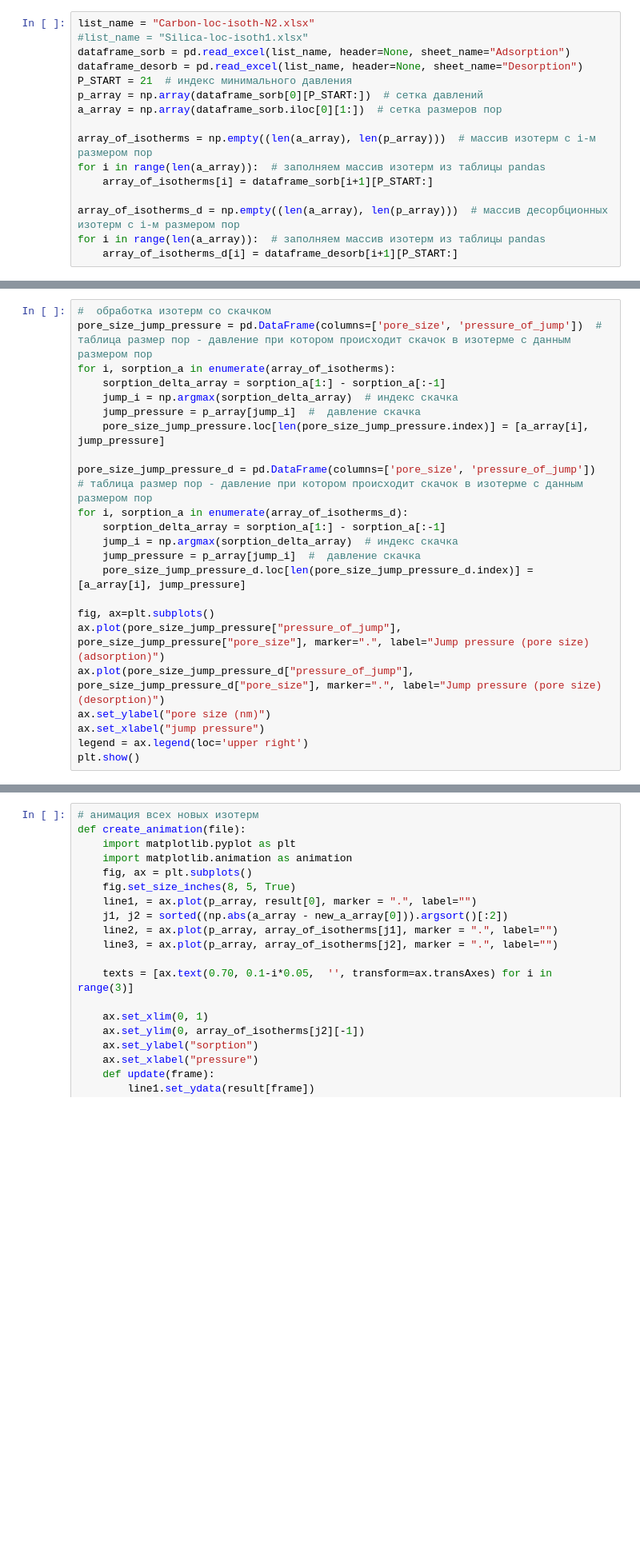
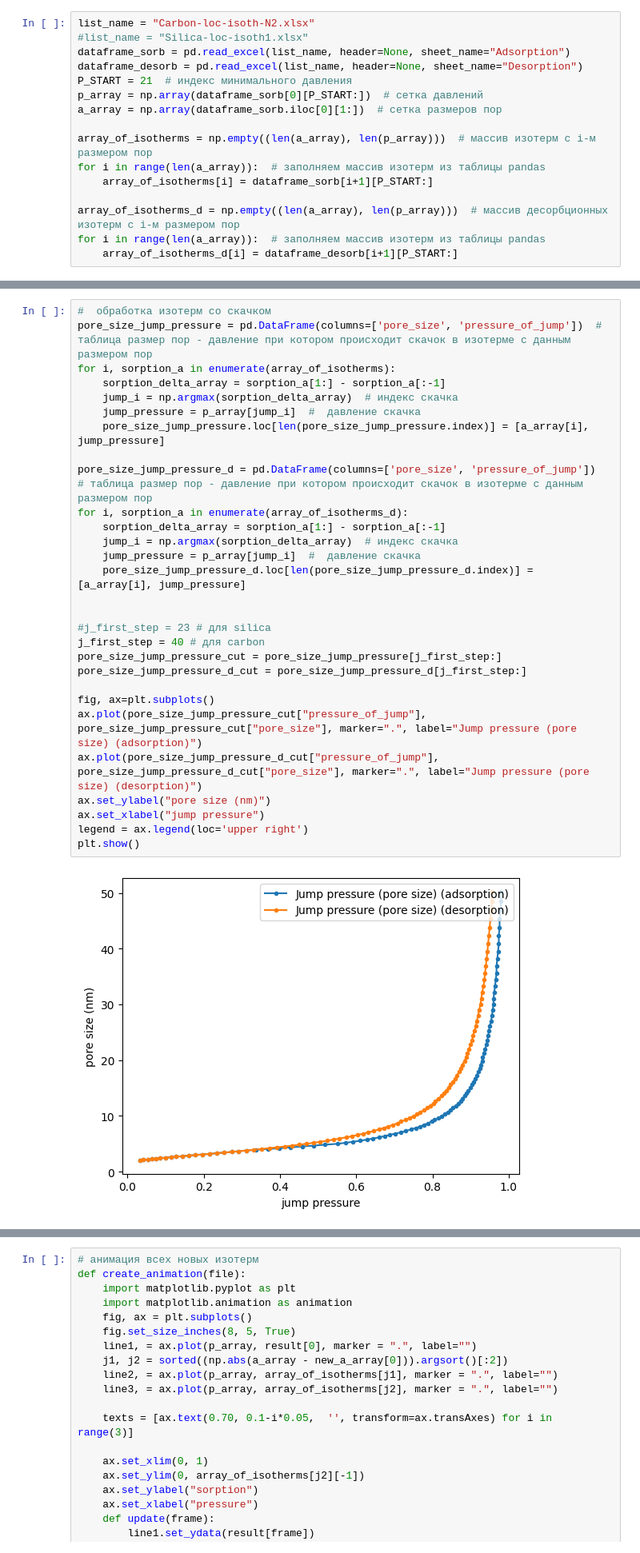
Before and after one commit to IDAnton/Isotherm, a Jupyter notebook: kernel_isotherm_generator.ipynb, the cells around one changed output, grey strips where cells are left out. Shown at 80% size. Drawn from its saved outputs; the diff is of its cells as text; blank space fills up the shorter version.

```diff
--- a/kernel_isotherm_generator.ipynb
+++ b/kernel_isotherm_generator.ipynb
@@ -34,25 +36,33 @@ plt.show()
 # %%
 #  обработка изотерм со скачком
 pore_size_jump_pressure = pd.DataFrame(columns=['pore_size', 'pressure_of_jump'])  # таблица размер пор - давление при котором происходит скачок в изотерме с данным размером пор
 for i, sorption_a in enumerate(array_of_isotherms):
     sorption_delta_array = sorption_a[1:] - sorption_a[:-1]
     jump_i = np.argmax(sorption_delta_array)  # индекс скачка
     jump_pressure = p_array[jump_i]  #  давление скачка
     pore_size_jump_pressure.loc[len(pore_size_jump_pressure.index)] = [a_array[i], jump_pressure]
 
 pore_size_jump_pressure_d = pd.DataFrame(columns=['pore_size', 'pressure_of_jump'])  # таблица размер пор - давление при котором происходит скачок в изотерме с данным размером пор
 for i, sorption_a in enumerate(array_of_isotherms_d):
     sorption_delta_array = sorption_a[1:] - sorption_a[:-1]
     jump_i = np.argmax(sorption_delta_array)  # индекс скачка
     jump_pressure = p_array[jump_i]  #  давление скачка
     pore_size_jump_pressure_d.loc[len(pore_size_jump_pressure_d.index)] = [a_array[i], jump_pressure]
 
+
+#j_first_step = 23 # для silica
+j_first_step = 40 # для carbon
+pore_size_jump_pressure_cut = pore_size_jump_pressure[j_first_step:]
+pore_size_jump_pressure_d_cut = pore_size_jump_pressure_d[j_first_step:]
+
 fig, ax=plt.subplots()
-ax.plot(pore_size_jump_pressure["pressure_of_jump"], pore_size_jump_pressure["pore_size"], marker=".", label="Jump pressure (pore size) (adsorption)")
-ax.plot(pore_size_jump_pressure_d["pressure_of_jump"], pore_size_jump_pressure_d["pore_size"], marker=".", label="Jump pressure (pore size) (desorption)")
+ax.plot(pore_size_jump_pressure_cut["pressure_of_jump"], pore_size_jump_pressure_cut["pore_size"], marker=".", label="Jump pressure (pore size) (adsorption)")
+ax.plot(pore_size_jump_pressure_d_cut["pressure_of_jump"], pore_size_jump_pressure_d_cut["pore_size"], marker=".", label="Jump pressure (pore size) (desorption)")
 ax.set_ylabel("pore size (nm)")
 ax.set_xlabel("jump pressure")
 legend = ax.legend(loc='upper right')
 plt.show()
+# %% [output]
+[figure, added]
 # %%
 # получаем размеры пор в которых происходит скачок интерполяцией для кажой точки из сетки давлений
```
Also changed, not shown: parts of 12 cells of this notebook, 2 other files.
